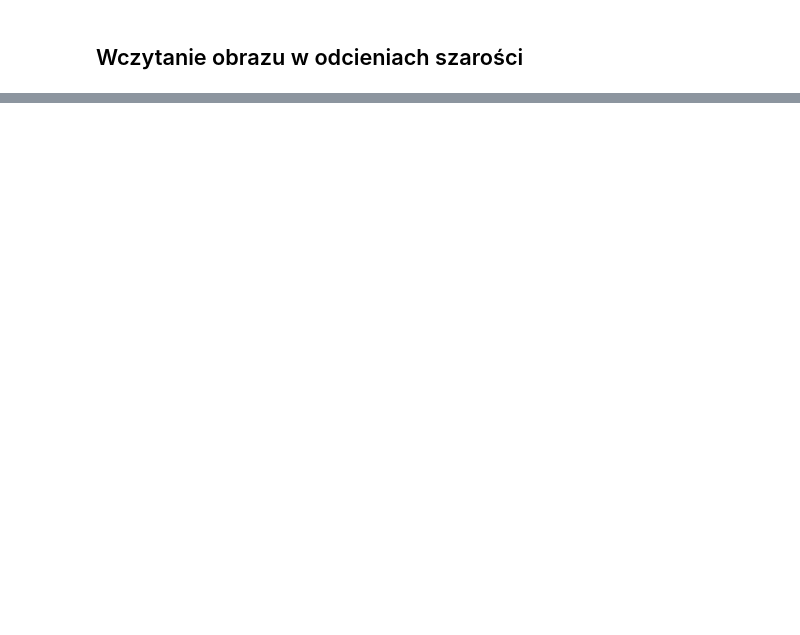
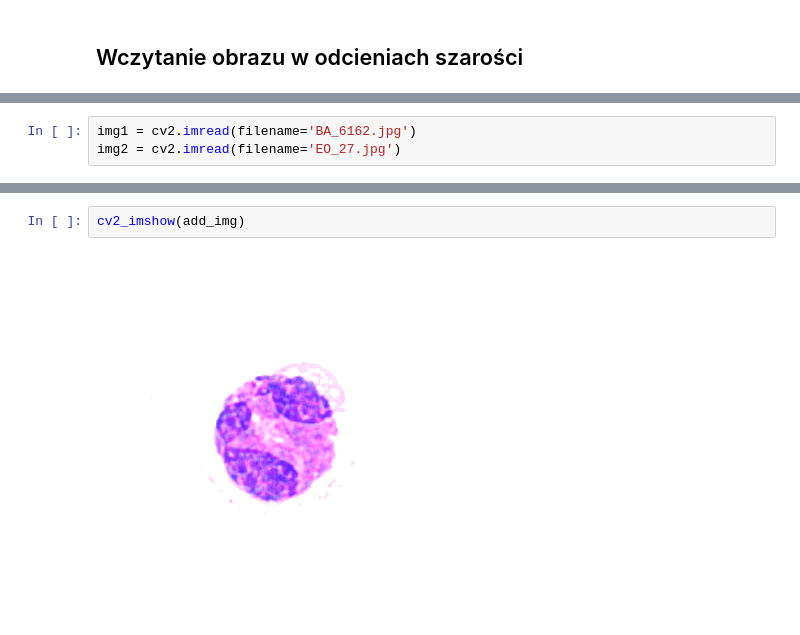
Before and after one commit to krugerangelika/computer-vision, a Jupyter notebook: Blood.ipynb, the cells around one changed output, grey strips where cells are left out. Saved outputs shown, nothing was run; the diff lists cells and outputs as text; blank space fills up the shorter version.

```diff
--- a/Blood.ipynb
+++ b/Blood.ipynb
@@ -90,0 +118,3 @@ array([[[180, 157, 195],
+# %%
+img1 = cv2.imread(filename='BA_6162.jpg')
+img2 = cv2.imread(filename='EO_27.jpg')
@@ -90,0 +126,4 @@ array([[[180, 157, 195],
+# %%
+cv2_imshow(add_img)
+# %% [output]
+[figure, added]
```
Also changed, not shown: parts of 9 cells of this notebook.
